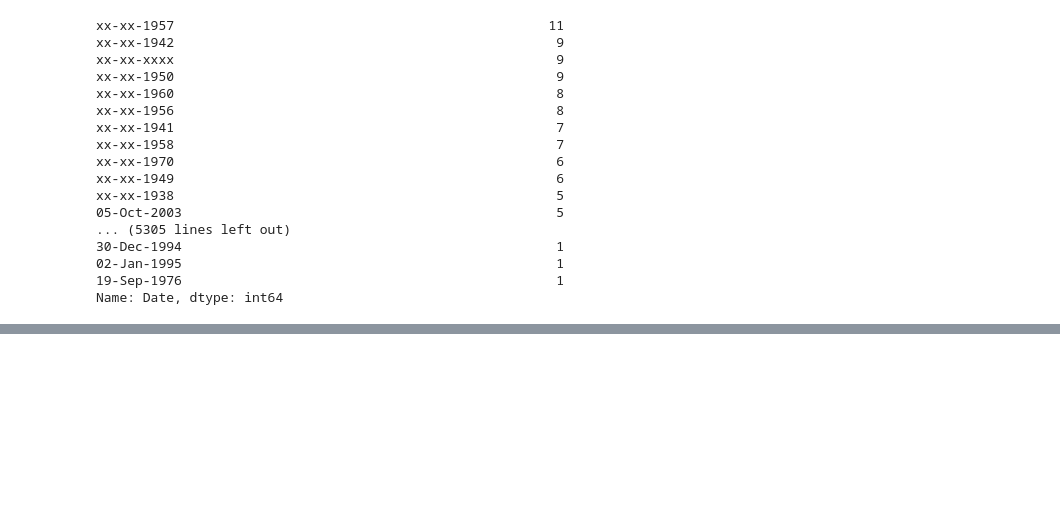
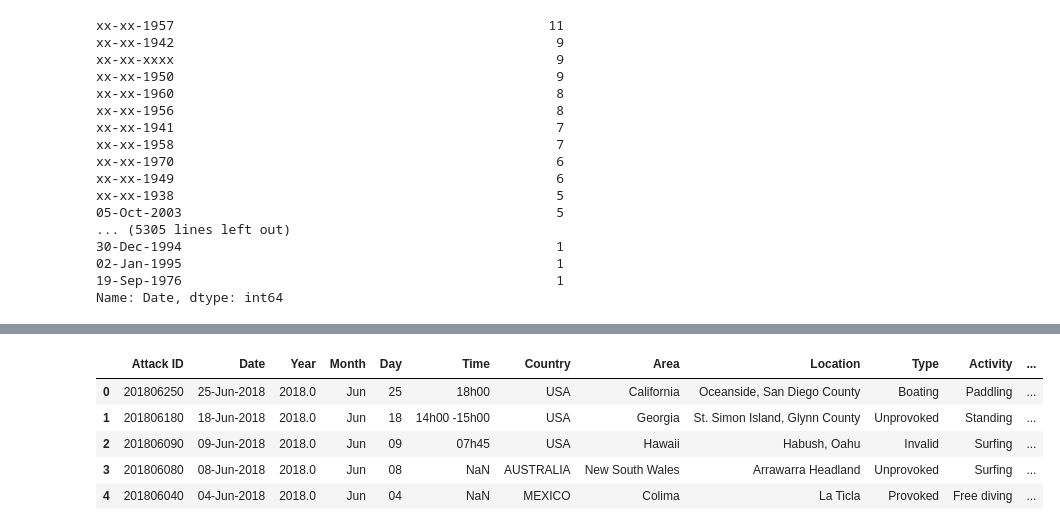
Before and after one commit to Linxx333/Data-Cleaning-Shark-Attacks, a Jupyter notebook: Jnotebooks/Cleaner.ipynb, the cells around one changed output, grey strips where cells are left out. Cells and saved outputs as stored; diff of their text form; code cells hidden in the pictures; blank space fills up the shorter version.

```diff
--- a/Jnotebooks/Cleaner.ipynb
+++ b/Jnotebooks/Cleaner.ipynb
@@ -346,0 +405,11 @@ Name: Date, dtype: int64
+# %%
+#Reordeno las columnas para que lo relativo a la fecha quede junto
+sharks = sharks.reindex(columns= ['Attack ID', 'Date', 'Year', 'Month', 'Day', 'Time', 'Country', 'Area', 'Location', 'Type', 'Activity', 'Name', 'Sex','Age', 'Injury', 'Fatal (Y/N)',	'Species','Investigator or Source', 'pdf', 'href formula', 'href', 'Case Number.1',	'Case Number.2', 'original order'])
+sharks.head()
+# %% [output]
+|  | Attack ID | Date | Year | Month | Day | Time | Country | Area | Location | Type | Activity | ... |
+| 0 | 201806250 | 25-Jun-2018 | 2018.0 | Jun | 25 | 18h00 | USA | California | Oceanside, San Diego County | Boating | Paddling | ... |
+| 1 | 201806180 | 18-Jun-2018 | 2018.0 | Jun | 18 | 14h00 -15h00 | USA | Georgia | St. Simon Island, Glynn County | Unprovoked | Standing | ... |
+| 2 | 201806090 | 09-Jun-2018 | 2018.0 | Jun | 09 | 07h45 | USA | Hawaii | Habush, Oahu | Invalid | Surfing | ... |
+| 3 | 201806080 | 08-Jun-2018 | 2018.0 | Jun | 08 | NaN | AUSTRALIA | New South Wales | Arrawarra Headland | Unprovoked | Surfing | ... |
+| 4 | 201806040 | 04-Jun-2018 | 2018.0 | Jun | 04 | NaN | MEXICO | Colima | La Ticla | Provoked | Free diving | ... |
```
Also changed, not shown: parts of 3 cells of this notebook.
